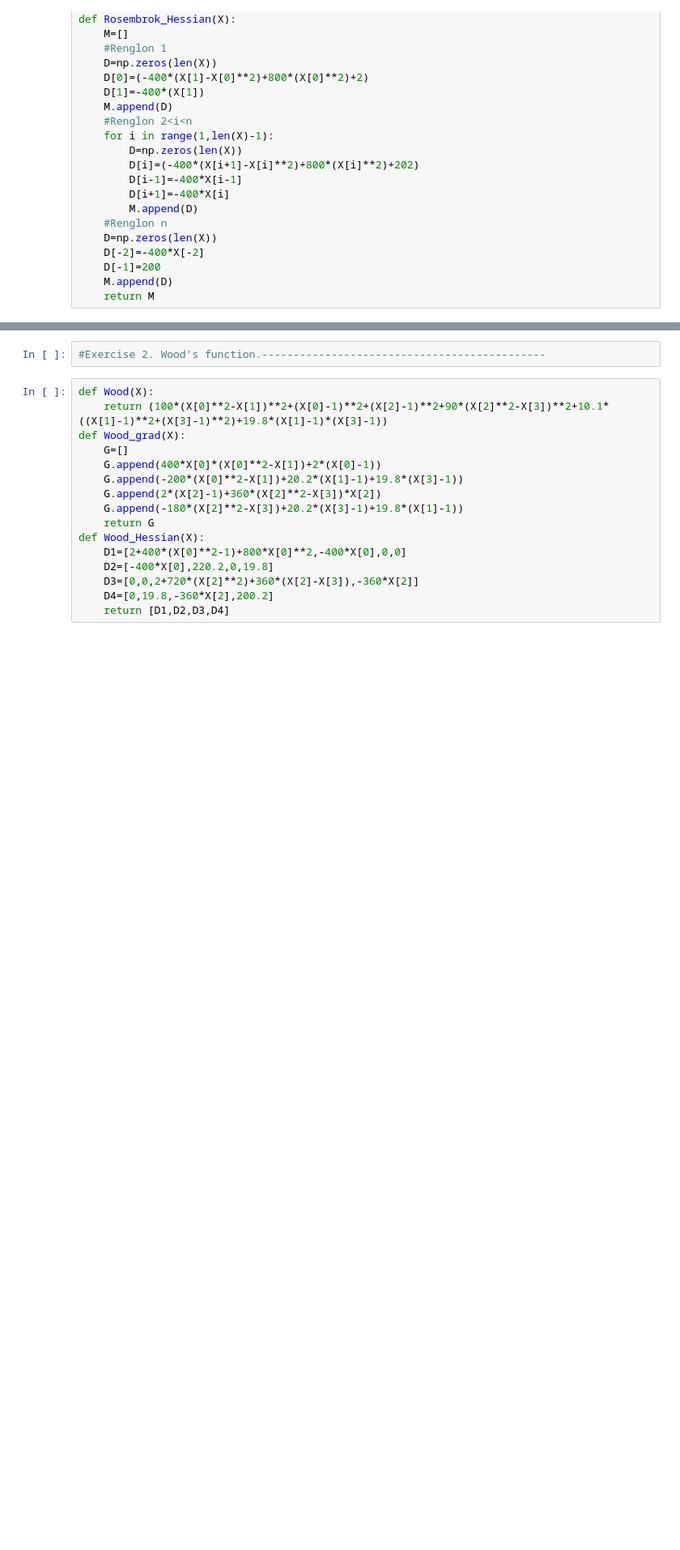
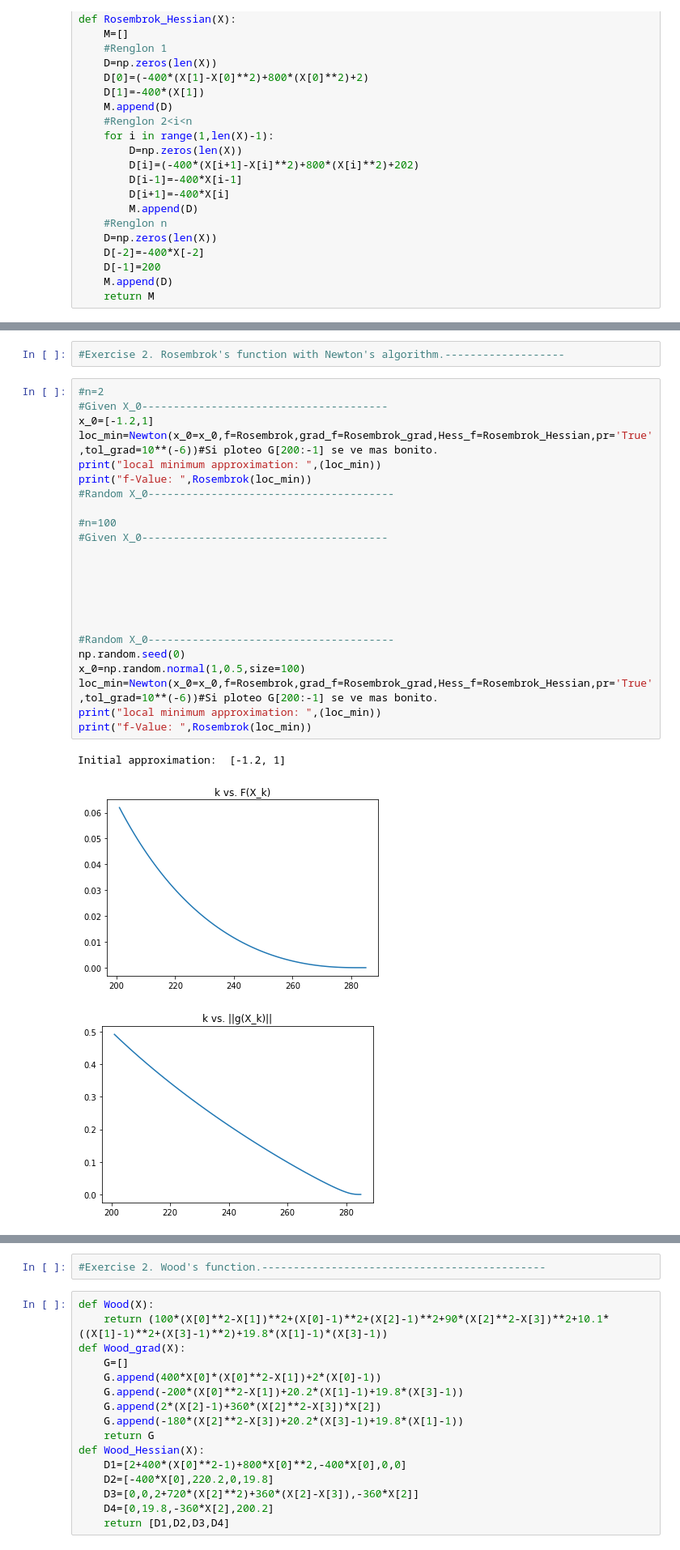
Before and after one commit to JairEsc/Mat_Apl, a Jupyter notebook: Opt_T4.ipynb, the cells around one changed output, grey strips where cells are left out. Shown at 81% size. Cells and saved outputs as stored; diff of their text form; blank space fills up the shorter version.

```diff
--- a/Opt_T4.ipynb
+++ b/Opt_T4.ipynb
@@ -144,0 +205,29 @@ g-Value:  [1.865174681370263e-14, 1.7763568394002505e-14, -4.218847493575595e-15
+# %%
+#Exercise 2. Rosembrok's function with Newton's algorithm.-------------------
+# %%
+#n=2
+#Given X_0---------------------------------------
+x_0=[-1.2,1]
+loc_min=Newton(x_0=x_0,f=Rosembrok,grad_f=Rosembrok_grad,Hess_f=Rosembrok_Hessian,pr='True',tol_grad=10**(-6))#Si ploteo G[200:-1] se ve mas bonito.
+print("local minimum approximation: ",(loc_min))
+print("f-Value: ",Rosembrok(loc_min))
+#Random X_0---------------------------------------
+
+#n=100
+#Given X_0---------------------------------------
+
+
+
+
+
+
+#Random X_0---------------------------------------
+np.random.seed(0)
+x_0=np.random.normal(1,0.5,size=100)
+loc_min=Newton(x_0=x_0,f=Rosembrok,grad_f=Rosembrok_grad,Hess_f=Rosembrok_Hessian,pr='True',tol_grad=10**(-6))#Si ploteo G[200:-1] se ve mas bonito.
+print("local minimum approximation: ",(loc_min))
+print("f-Value: ",Rosembrok(loc_min))
+# %% [output]
+Initial approximation:  [-1.2, 1]
+[figure, added]
+[figure, added]
```
Also changed, not shown: parts of 13 cells of this notebook.
